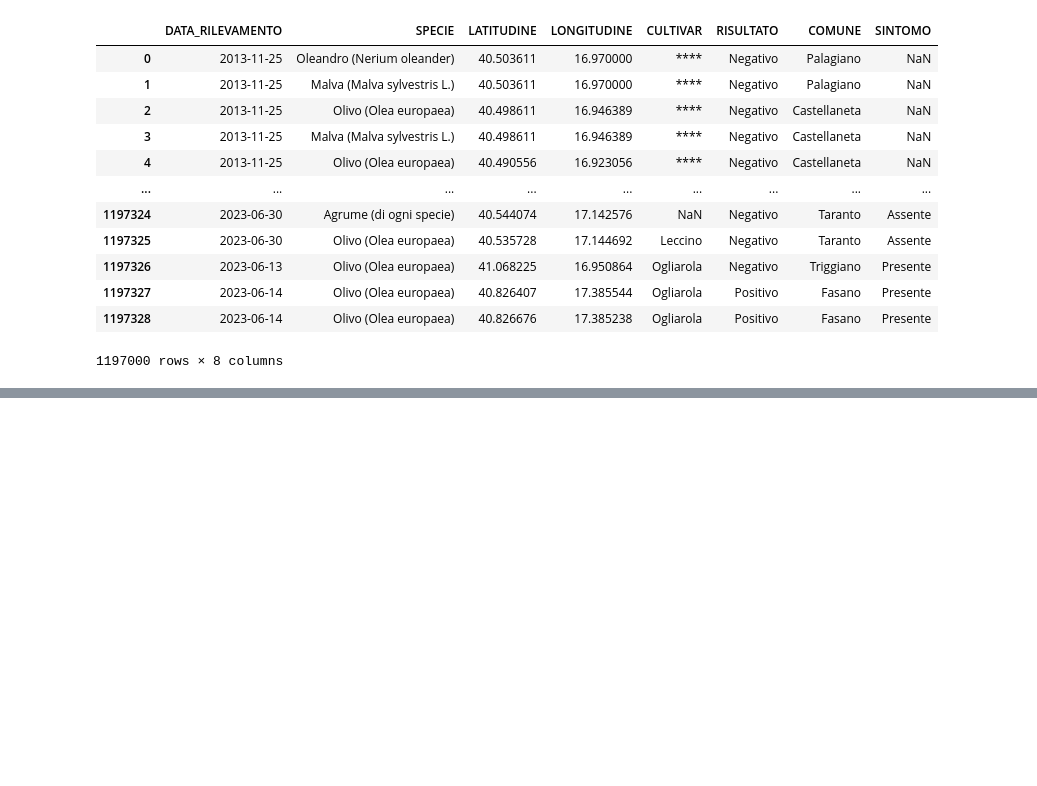
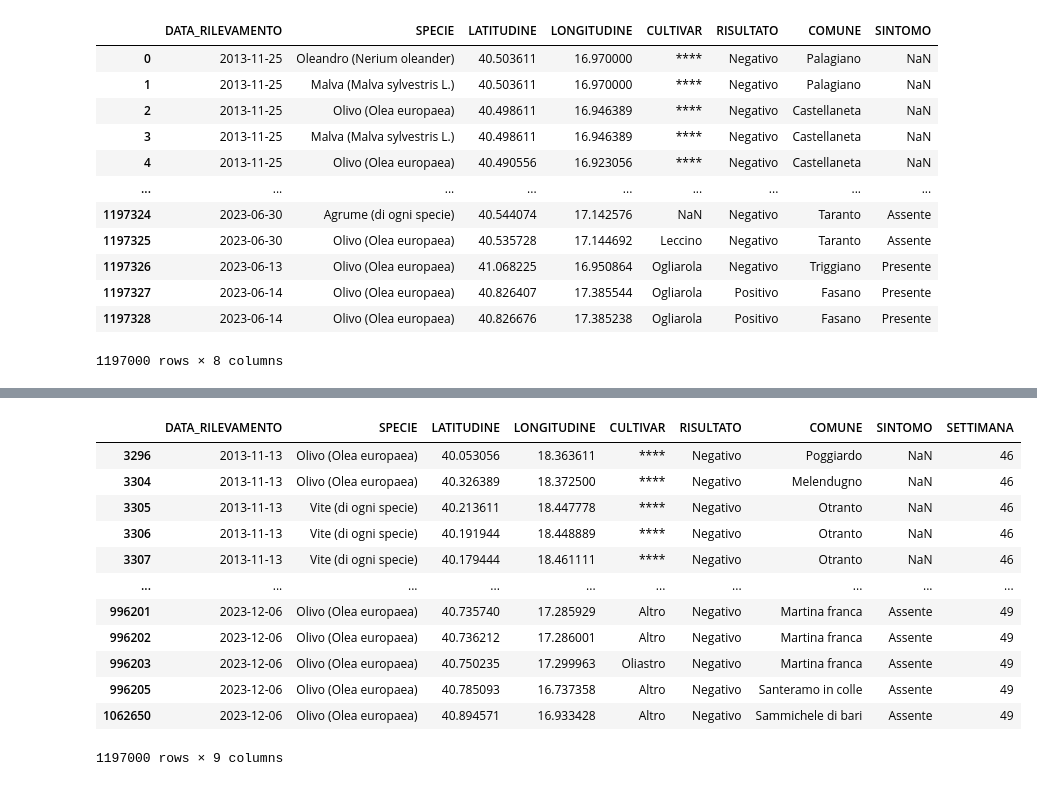
Before and after one commit to LeonMengoni/Xylella-Fastidiosa, a Jupyter notebook: Monitoring.ipynb, the cells around one changed output, grey strips where cells are left out. Drawn from its saved outputs; the diff is of its cells as text; code cells hidden in the pictures; blank space fills up the shorter version.

```diff
--- a/Monitoring.ipynb
+++ b/Monitoring.ipynb
@@ -48,8 +48,14 @@ for column in column_list:
     data_concat[column] = data_concat[column].str.capitalize()
 display(data_concat)
 
+# SORT BY DATE
+data_concat = data_concat.sort_values(by='DATA_RILEVAMENTO')
+
 # EXPORT CLEANED DATAFRAME
-# data_concat.to_csv('.\Data\Dati_monitoraggio_2013-2023.csv', index=False)
+data_concat.to_csv('.\Data\Dati_monitoraggio_2013-2023.csv', index=False)
+
+# # IMPORT CLEANED DATAFRAME
+# data_concat = pd.read_csv('.\Data\Dati_monitoraggio_2013-2023.csv')#, encoding="latin-1")
 # %% [output]
 |  | DATA_RILEVAMENTO | SPECIE | LATITUDINE | LONGITUDINE | CULTIVAR | RISULTATO | COMUNE | SINTOMO |
 | 0 | 2013-11-25 | Oleandro (Nerium oleander) | 40.503611 | 16.970000 | **** | Negativo | Palagiano | NaN |
@@ -314,0 +353,17 @@ plt.show()
+# %%
+# CREATE WEEK COLUMN
+data_concat['SETTIMANA'] = data_concat['DATA_RILEVAMENTO'].dt.isocalendar().week
+# %% [output]
+|  | DATA_RILEVAMENTO | SPECIE | LATITUDINE | LONGITUDINE | CULTIVAR | RISULTATO | COMUNE | SINTOMO | SETTIMANA |
+| 3296 | 2013-11-13 | Olivo (Olea europaea) | 40.053056 | 18.363611 | **** | Negativo | Poggiardo | NaN | 46 |
+| 3304 | 2013-11-13 | Olivo (Olea europaea) | 40.326389 | 18.372500 | **** | Negativo | Melendugno | NaN | 46 |
+| 3305 | 2013-11-13 | Vite (di ogni specie) | 40.213611 | 18.447778 | **** | Negativo | Otranto | NaN | 46 |
+| 3306 | 2013-11-13 | Vite (di ogni specie) | 40.191944 | 18.448889 | **** | Negativo | Otranto | NaN | 46 |
+| 3307 | 2013-11-13 | Vite (di ogni specie) | 40.179444 | 18.461111 | **** | Negativo | Otranto | NaN | 46 |
+| ... | ... | ... | ... | ... | ... | ... | ... | ... | ... |
+| 996201 | 2023-12-06 | Olivo (Olea europaea) | 40.735740 | 17.285929 | Altro | Negativo | Martina franca | Assente | 49 |
+| 996202 | 2023-12-06 | Olivo (Olea europaea) | 40.736212 | 17.286001 | Altro | Negativo | Martina franca | Assente | 49 |
+| 996203 | 2023-12-06 | Olivo (Olea europaea) | 40.750235 | 17.299963 | Oliastro | Negativo | Martina franca | Assente | 49 |
+| 996205 | 2023-12-06 | Olivo (Olea europaea) | 40.785093 | 16.737358 | Altro | Negativo | Santeramo in colle | Assente | 49 |
+| 1062650 | 2023-12-06 | Olivo (Olea europaea) | 40.894571 | 16.933428 | Altro | Negativo | Sammichele di bari | Assente | 49 |
+1197000 rows × 9 columns
```
Also changed, not shown: parts of 6 cells of this notebook.
